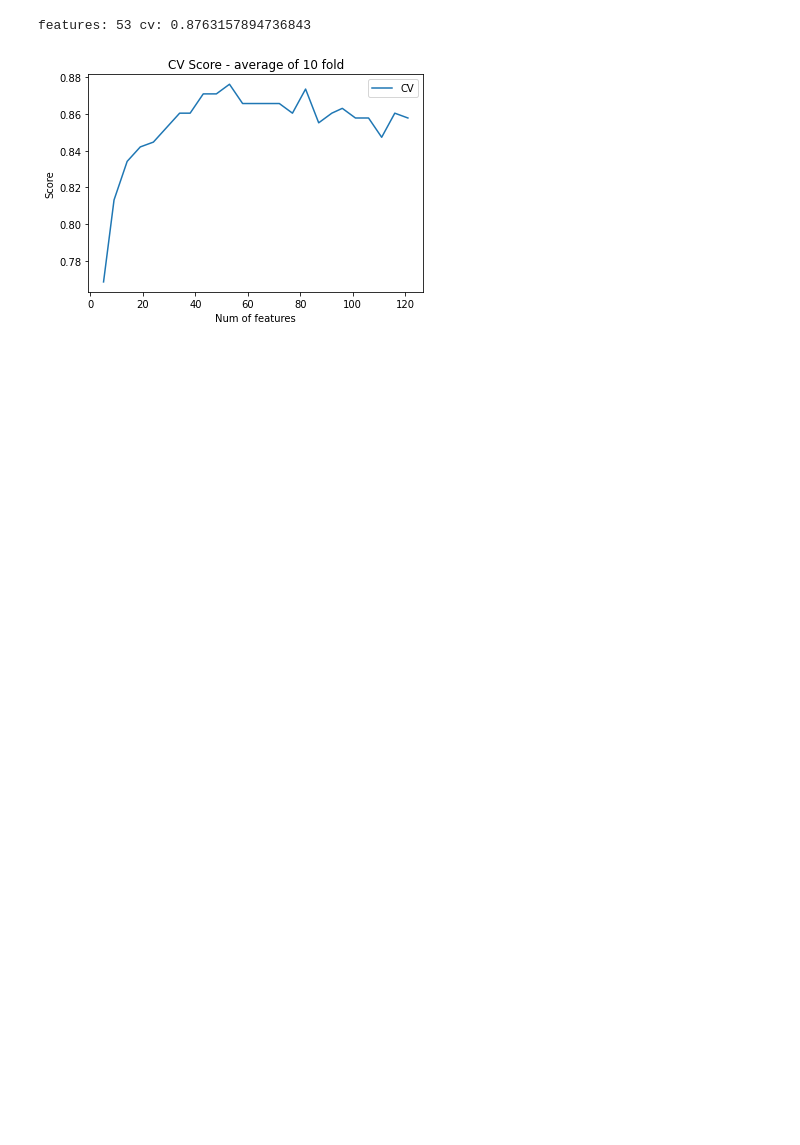
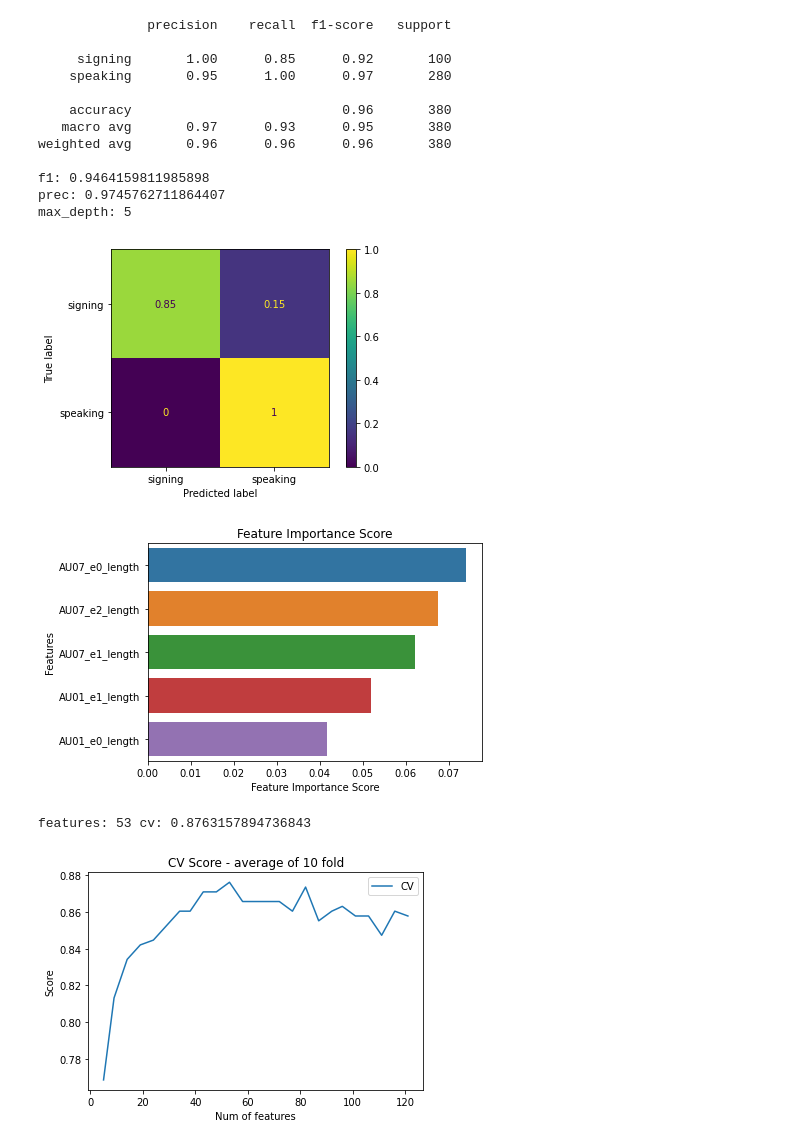
Before and after one commit to deangeckt/EmotionsInSignLanguage, a Jupyter notebook: open_face/ml.ipynb, the cells around one changed output. Cells and saved outputs as stored; diff of their text form; code cells hidden in the pictures; blank space fills up the shorter version.

```diff
--- a/open_face/ml.ipynb
+++ b/open_face/ml.ipynb
@@ -89,22 +158,37 @@ plot_importance(clf)
 # %%
 # overfit
-md = 11
+md = 5
 clf = RandomForestClassifier(criterion='entropy', max_depth=md)
 clf.fit(df, labels)
 
 y_pred = clf.predict(df)
 print(classification_report(labels, y_pred, labels=clf.classes_))
 f1_ = f1_score(labels, y_pred, average='macro')
 prec = precision_score(labels, y_pred, average='macro')
 print(f'f1: {f1_}')
 print(f'prec: {prec}')
 
 cm = confusion_matrix(labels, y_pred, labels=clf.classes_, normalize='true')
 disp = ConfusionMatrixDisplay(confusion_matrix=cm, display_labels=clf.classes_)
 disp.plot()
 plt.figure()
 print('max_depth:', md)
 plot_importance(clf)
+# %% [output]
+              precision    recall  f1-score   support
+
+     signing       1.00      0.85      0.92       100
+    speaking       0.95      1.00      0.97       280
+
+    accuracy                           0.96       380
+   macro avg       0.97      0.93      0.95       380
+weighted avg       0.96      0.96      0.96       380
+
+f1: 0.9464159811985898
+prec: 0.9745762711864407
+max_depth: 5
+[figure, added]
+[figure, added]
 # %%
 # cv score average per feature on the x -axis
 from tqdm import tqdm
```
Also changed, not shown: parts of 9 cells of this notebook.
